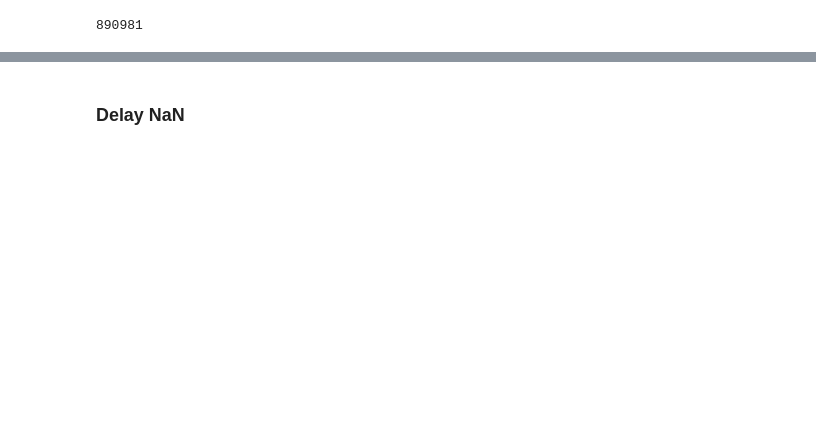
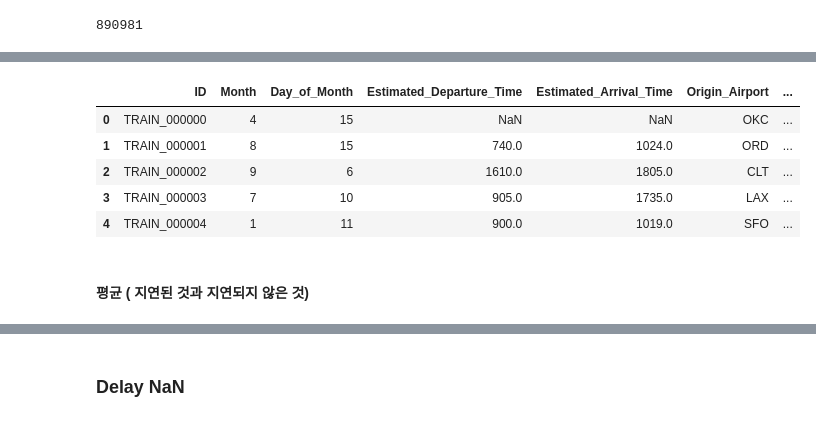
Before and after one commit to BlingstarHamal/flight, a Jupyter notebook: data_preprocessing.ipynb, the cells around one changed output, grey strips where cells are left out. Saved outputs shown, nothing was run; the diff lists cells and outputs as text; code cells hidden in the pictures; blank space fills up the shorter version.

```diff
--- a/data_preprocessing.ipynb
+++ b/data_preprocessing.ipynb
@@ -211,0 +274,21 @@ train['Estimated_Departure_Time'].count()
+# %%
+def to_minutes(x):
+    if np.isnan(x):
+        return x
+    else :
+        x=str(int(x))
+        if len(x)>2:
+            h,m = int(x[:-2]),int(x[-2:])
+        else:
+            h,m = 0,int(x[-2:])
+        return h*60+m
+# %%
+train['dep_time']=0
+train['Arr_time']=0
+test['dep_time']=0
+test['Arr_time']=0
+
+train['dep_time']=train['Estimated_Departure_Time'].apply(to_minutes)
+train['Arr_time']=train['Estimated_Arrival_Time'].apply(to_minutes)
+test['dep_time']=test['Estimated_Departure_Time'].apply(to_minutes)
+test['Arr_time']=test['Estimated_Arrival_Time'].apply(to_minutes)
@@ -211,0 +297,19 @@ train['Estimated_Departure_Time'].count()
+# %%
+train['race_time']=0
+test['race_time']=0
+
+for i in range(len(train)):
+
+    if train['dep_time'][i] < train['Arr_time'][i]:
+        train['race_time'][i]=train['Arr_time'][i]-train['dep_time'][i]
+
+    else :
+        train['race_time'][i]=24*60+train['Arr_time'][i]-train['dep_time'][i]
+
+for i in range(len(test)):
+
+    if test['dep_time'][i] < test['Arr_time'][i]:
+        test['race_time'][i]=test['Arr_time'][i]-test['dep_time'][i]
+
+    else :
+        test['race_time'][i]=24*60+test['Arr_time'][i]-test['dep_time'][i]
@@ -211,0 +325,11 @@ train['Estimated_Departure_Time'].count()
+# %%
+train.head(5)
+# %% [output]
+|  | ID | Month | Day_of_Month | Estimated_Departure_Time | Estimated_Arrival_Time | Origin_Airport | ... |
+| 0 | TRAIN_000000 | 4 | 15 | NaN | NaN | OKC | ... |
+| 1 | TRAIN_000001 | 8 | 15 | 740.0 | 1024.0 | ORD | ... |
+| 2 | TRAIN_000002 | 9 | 6 | 1610.0 | 1805.0 | CLT | ... |
+| 3 | TRAIN_000003 | 7 | 10 | 905.0 | 1735.0 | LAX | ... |
+| 4 | TRAIN_000004 | 1 | 11 | 900.0 | 1019.0 | SFO | ... |
+# %% [markdown]
+#### 평균 ( 지연된 것과 지연되지 않은 것)
```
Also changed, not shown: parts of 20 cells of this notebook.
